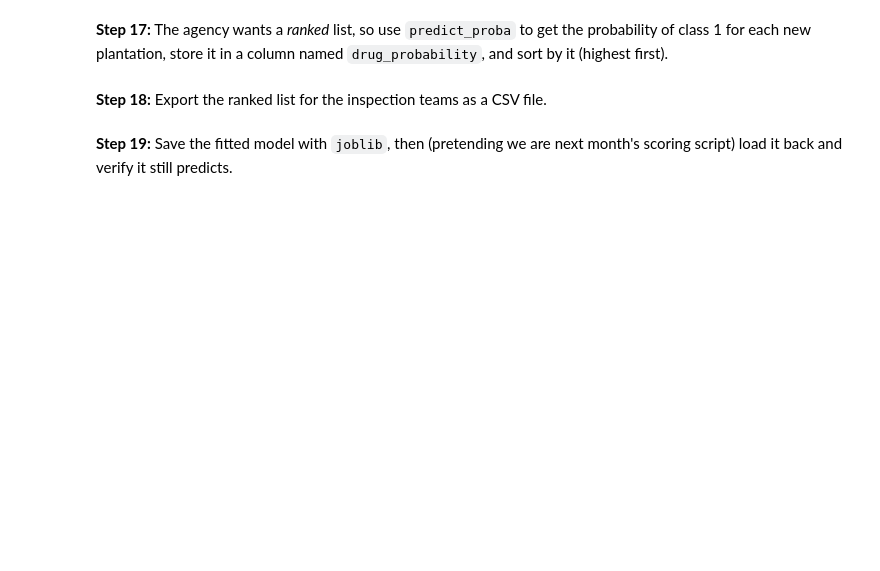
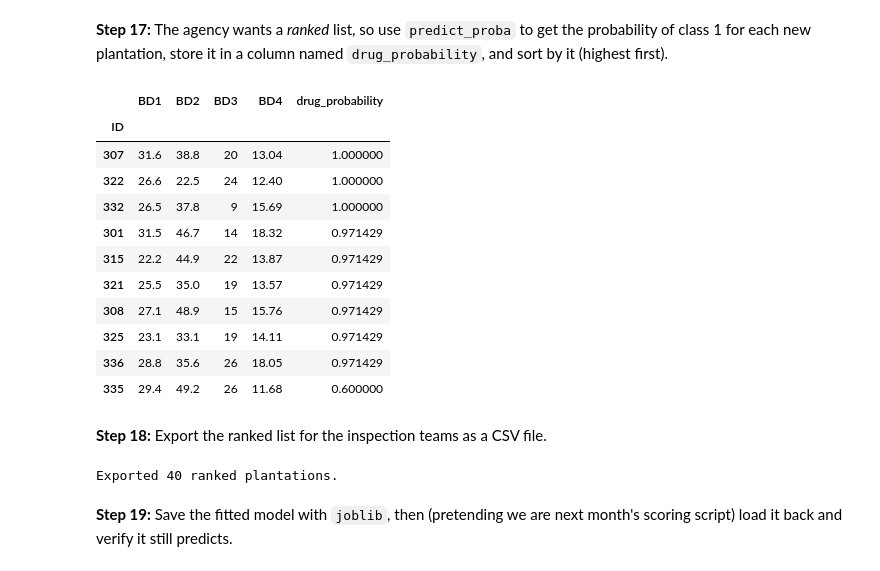
Before and after one commit to goncasfausto04/ML_DSAA_Practicals, a Jupyter notebook: notebooks/week_02/week_02_ml_pipeline.ipynb, the cells around one changed output. Cells and saved outputs as stored; diff of their text form; code cells hidden in the pictures; blank space fills up the shorter version.

```diff
--- a/notebooks/week_02/week_02_ml_pipeline.ipynb
+++ b/notebooks/week_02/week_02_ml_pipeline.ipynb
@@ -604,17 +669,33 @@ probability of class 1 for each new plantation, store it in a column named
 # %%
 # 1. work on a copy so plants_2classify stays as it was loaded
 scored = plants_2classify.copy()
 # 2. predict_proba returns one column per class, ordered as
 #    tree_tuned.classes_, take the column belonging to class 1
-scored["drug_probability"] = ...  # <-- CODE HERE
+class_1_column = list(tree_tuned.classes_).index(1)
+scored["drug_probability"] = tree_tuned.predict_proba(plants_2classify)[:, class_1_column]
 # 3. reorder the rows so the highest probability comes first
-scored = ...  # <-- CODE HERE
+scored = scored.sort_values("drug_probability", ascending=False)
 scored.head(10)
+# %% [output]
+|  | BD1 | BD2 | BD3 | BD4 | drug_probability |
+| ID |  |  |  |  |  |
+| 307 | 31.6 | 38.8 | 20 | 13.04 | 1.000000 |
+| 322 | 26.6 | 22.5 | 24 | 12.40 | 1.000000 |
+| 332 | 26.5 | 37.8 | 9 | 15.69 | 1.000000 |
+| 301 | 31.5 | 46.7 | 14 | 18.32 | 0.971429 |
+| 315 | 22.2 | 44.9 | 22 | 13.87 | 0.971429 |
+| 321 | 25.5 | 35.0 | 19 | 13.57 | 0.971429 |
+| 308 | 27.1 | 48.9 | 15 | 15.76 | 0.971429 |
+| 325 | 23.1 | 33.1 | 19 | 14.11 | 0.971429 |
+| 336 | 28.8 | 35.6 | 26 | 18.05 | 0.971429 |
+| 335 | 29.4 | 49.2 | 26 | 11.68 | 0.600000 |
 # %% [markdown]
 __Step 18:__ Export the ranked list for the inspection teams as a CSV file.
 # %%
 scored.to_csv("week_02_inspection_ranking.csv")
 print("Exported", len(scored), "ranked plantations.")
+# %% [output]
+Exported 40 ranked plantations.
 # %% [markdown]
 __Step 19:__ Save the fitted model with `joblib`, then (pretending we are next
 month's scoring script) load it back and verify it still predicts.
```
Also changed, not shown: parts of 8 cells of this notebook, 3 other files.
